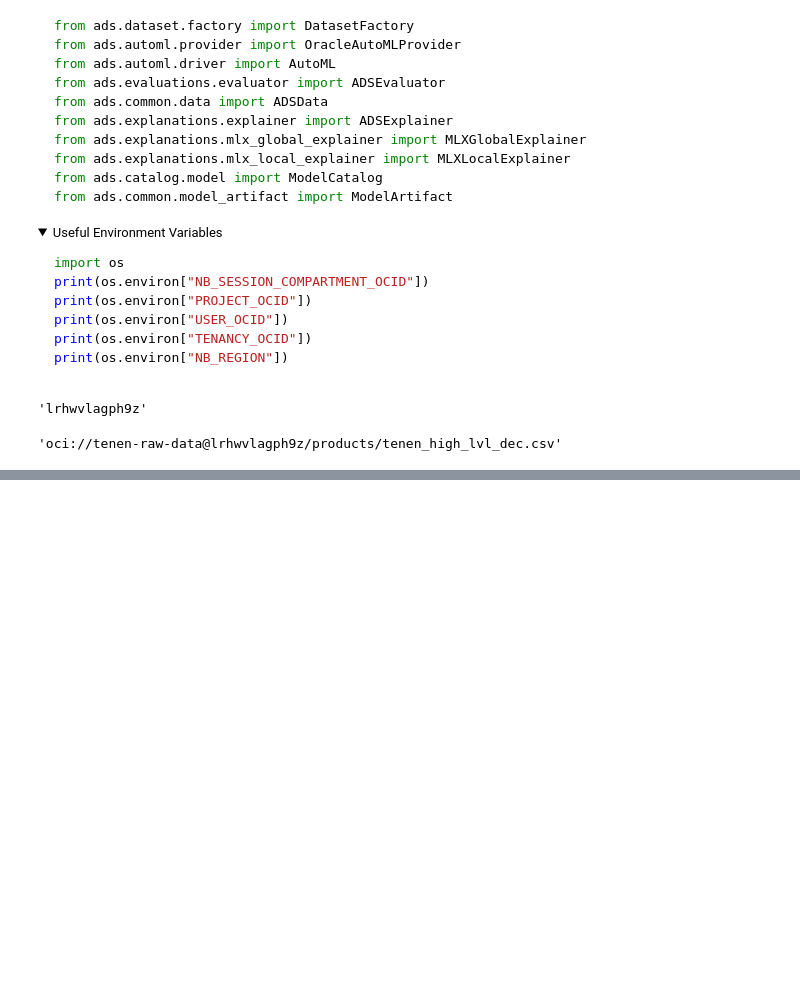
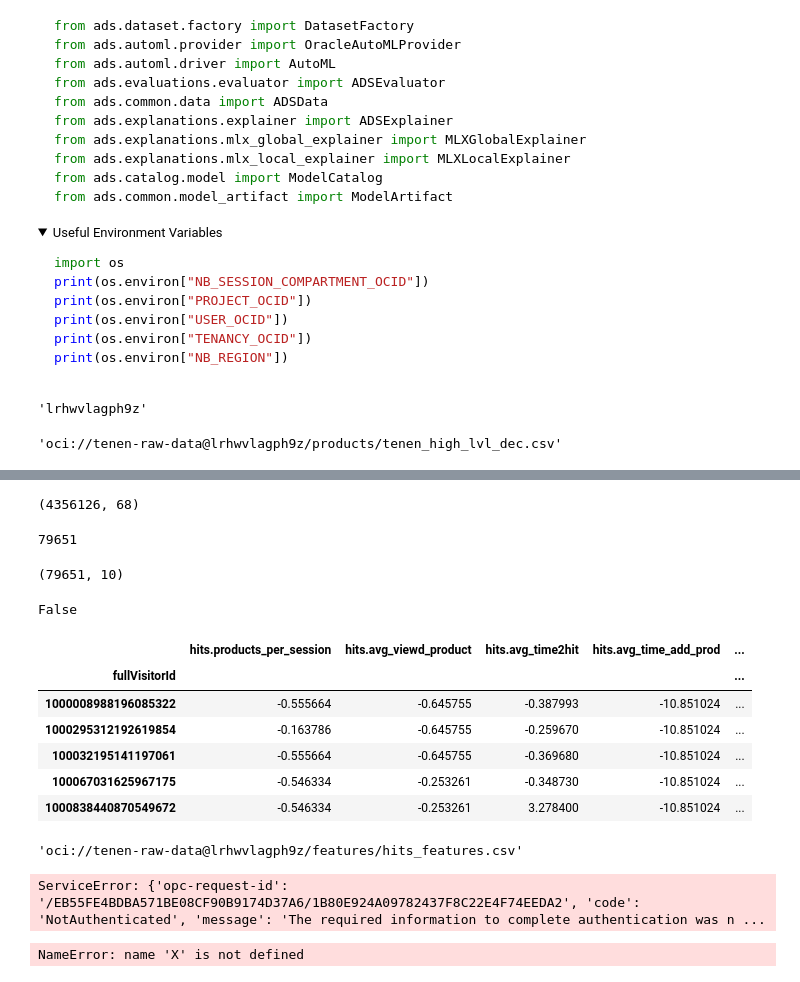
Before and after one commit to sam-louie7/WebProject, a Jupyter notebook: NotebookSessions/GA_feature_analysis.ipynb, the cells around one changed output, grey strips where cells are left out. Saved outputs shown, nothing was run; the diff lists cells and outputs as text; code cells hidden in the pictures; folded sections open; blank space fills up the shorter version.

```diff
--- a/NotebookSessions/GA_feature_analysis.ipynb
+++ b/NotebookSessions/GA_feature_analysis.ipynb
@@ -145,0 +210,48 @@ df_features_tl = emotional_rational_toplvl_features(df_tl)
+# %%
+numeric_cols = ['numOfProducts', 'hits.eCommerceAction.action_type', 'hits.time']
+# %%
+df_hits = init_hits_df(dfh, numeric_cols, 'hits.time')
+df_hits.shape
+# %% [output]
+(4356126, 68)
+# %%
+tmp = df_hits.groupby('fullVisitorId')['fullVisitorId'].agg('count')
+len(tmp)
+# %% [output]
+79651
+# %%
+Y = emotional_rational_hits_features(df_hits)
+Y.shape
+# %% [output]
+(79651, 10)
+# %%
+Y1 = Y.apply(lambda x: replace_nan_values(x))
+# %%
+Y1.isnull().values.any()
+# %% [output]
+False
+# %%
+Y1.head(5)
+# %% [output]
+|  | hits.products_per_session | hits.avg_viewd_product | hits.avg_time2hit | hits.avg_time_add_prod | ... |
+| fullVisitorId |  |  |  |  | ... |
+| 1000008988196085322 | -0.555664 | -0.645755 | -0.387993 | -10.851024 | ... |
+| 1000295312192619854 | -0.163786 | -0.645755 | -0.259670 | -10.851024 | ... |
+| 100032195141197061 | -0.555664 | -0.645755 | -0.369680 | -10.851024 | ... |
+| 100067031625967175 | -0.546334 | -0.253261 | -0.348730 | -10.851024 | ... |
+| 1000838440870549672 | -0.546334 | -0.253261 | 3.278400 | -10.851024 | ... |
+# %%
+directory = 'features'
+fname = 'hits_features.csv'
+target = f'oci://{bucket_name}@{namespace}/{directory}/{fname}'
+target
+# %% [output]
+'oci://tenen-raw-data@lrhwvlagph9z/features/hits_features.csv'
+# %%
+Y1.to_csv(target, index=False, encoding='utf-8',storage_options = config)
+# %% [output]
+ServiceError: {'opc-request-id': '/EB55FE4BDBA571BE08CF90B9174D37A6/1B80E924A09782437F8C22E4F74EEDA2', 'code': 'NotAuthenticated', 'message': 'The required information to complete authentication was n ...
+# %%
+Z = pd.concat([X,Y1], axis=1)
+# %% [output]
+NameError: name 'X' is not defined
```
Also changed, not shown: parts of 29 cells of this notebook, 2 other files.
